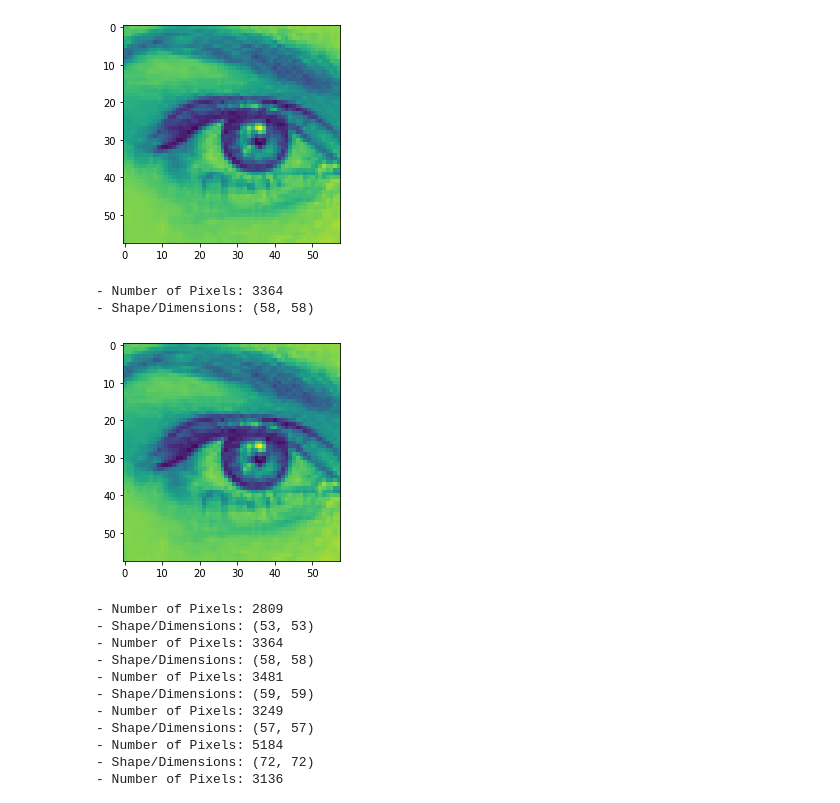
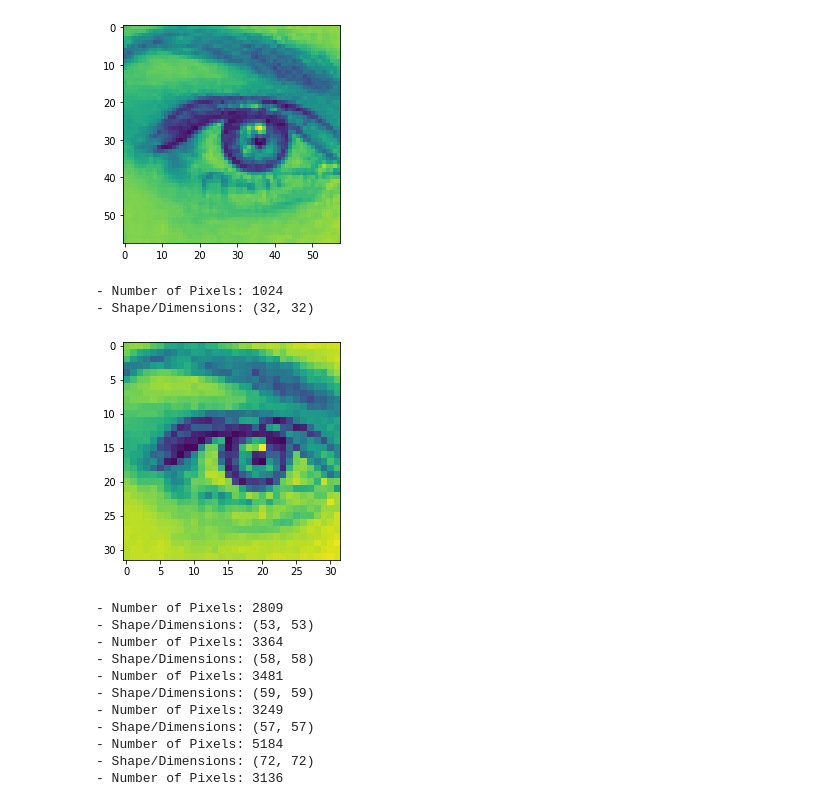
Before and after one commit to RaynoldPanjiZ/dphi-Deep-Learning-Bootcamp, a Jupyter notebook: eye-gender.ipynb, the cells around one changed output. Cells and saved outputs as stored; diff of their text form; code cells hidden in the pictures.

```diff
--- a/eye-gender.ipynb
+++ b/eye-gender.ipynb
@@ -102,14 +109,14 @@ print("- Shape/Dimensions: " + str(gray_img.shape))
 - Shape/Dimensions: (58, 58)
 [figure]
 # %%
-# reshape for feeding into the model
-img_re = cv2.resize(gray_img, dsize=(25, 25), interpolation=cv2.INTER_CUBIC)
+# reshape image
+img_re = cv2.resize(gray_img, dsize=(32, 32), interpolation=cv2.INTER_CUBIC)
 
-plt.imshow(gray_img)
-print("- Number of Pixels: " + str(gray_img.size))
-print("- Shape/Dimensions: " + str(gray_img.shape))
+plt.imshow(img_re)
+print("- Number of Pixels: " + str(img_re.size))
+print("- Shape/Dimensions: " + str(img_re.shape))
 # %% [output]
-- Number of Pixels: 3364
-- Shape/Dimensions: (58, 58)
+- Number of Pixels: 1024
+- Shape/Dimensions: (32, 32)
-[figure, old version]
+[figure, new version]
 # %%
```
Also changed, not shown: parts of 37 cells of this notebook.
